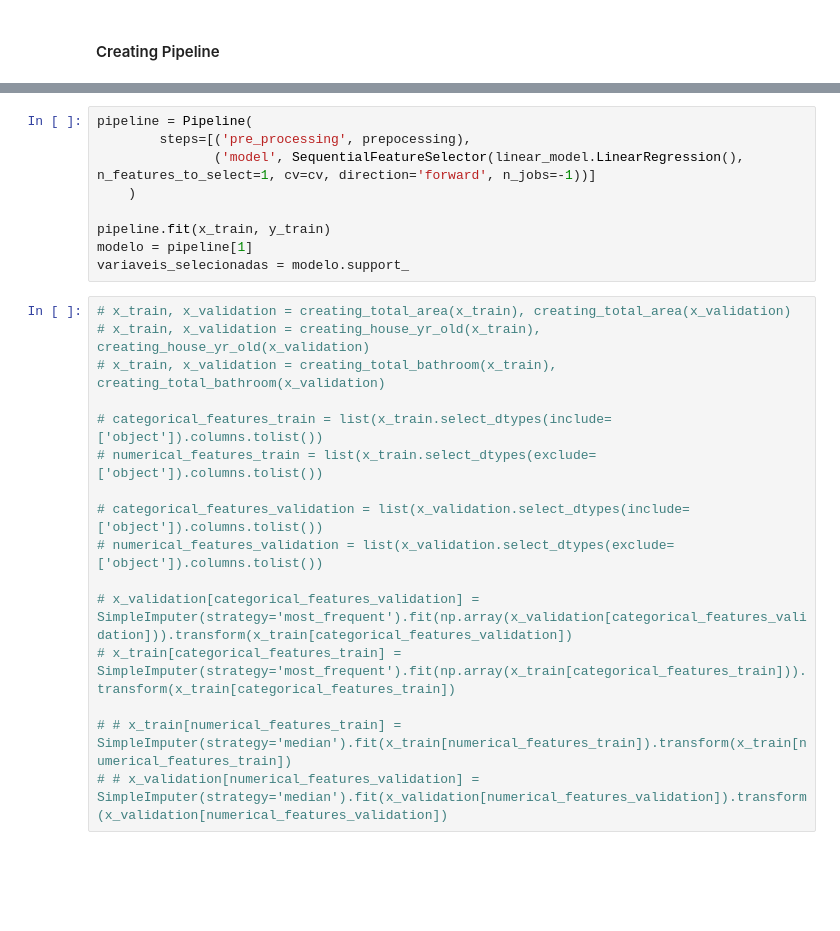
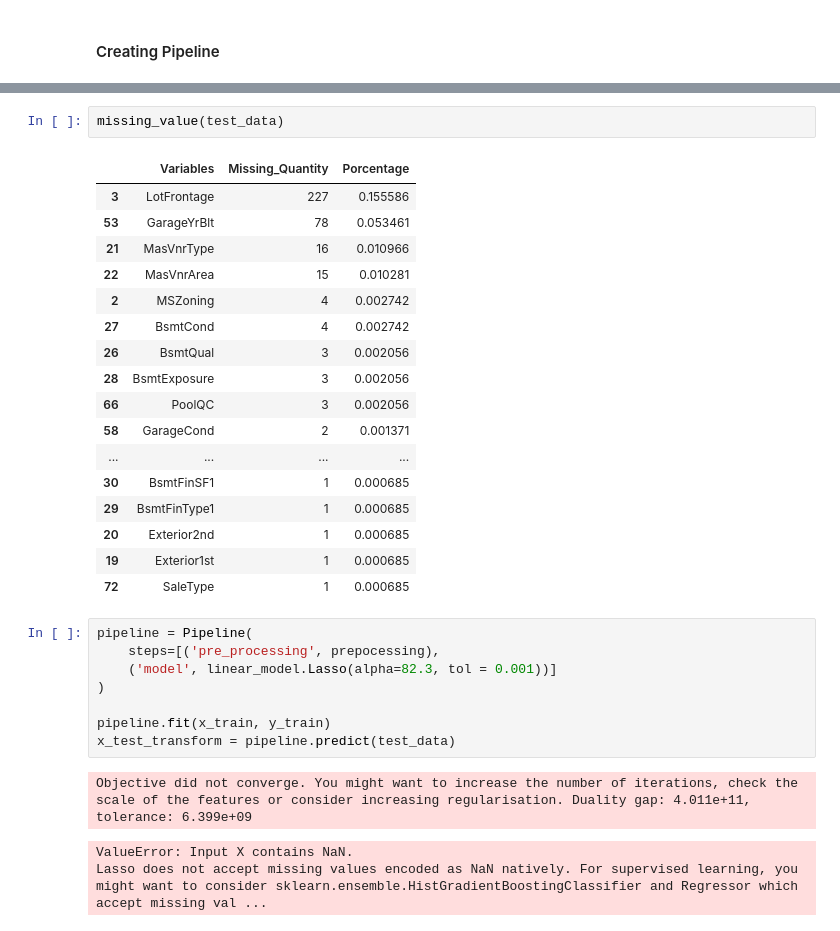
Before and after one commit to iasuu/stat_learning, a Jupyter notebook: SCRIPT/modelagem.ipynb, the cells around one changed output, grey strips where cells are left out. Saved outputs shown, nothing was run; the diff lists cells and outputs as text; blank space fills up the shorter version.

Commit message:
esta dando erro na hora de prever o test_data

```diff
--- a/SCRIPT/modelagem.ipynb
+++ b/SCRIPT/modelagem.ipynb
@@ -410,25 +465,32 @@ pd.DataFrame(erros).rename(columns={0: 'Modelo', 1: 'Erro'})
+# %%
+missing_value(test_data)
+# %% [output]
+|  | Variables | Missing_Quantity | Porcentage |
+| 3 | LotFrontage | 227 | 0.155586 |
+| 53 | GarageYrBlt | 78 | 0.053461 |
+| 21 | MasVnrType | 16 | 0.010966 |
+| 22 | MasVnrArea | 15 | 0.010281 |
+| 2 | MSZoning | 4 | 0.002742 |
+| 27 | BsmtCond | 4 | 0.002742 |
+| 26 | BsmtQual | 3 | 0.002056 |
+| 28 | BsmtExposure | 3 | 0.002056 |
+| 66 | PoolQC | 3 | 0.002056 |
+| 58 | GarageCond | 2 | 0.001371 |
+| ... | ... | ... | ... |
+| 30 | BsmtFinSF1 | 1 | 0.000685 |
+| 29 | BsmtFinType1 | 1 | 0.000685 |
+| 20 | Exterior2nd | 1 | 0.000685 |
+| 19 | Exterior1st | 1 | 0.000685 |
+| 72 | SaleType | 1 | 0.000685 |
 # %%
 pipeline = Pipeline(
-        steps=[('pre_processing', prepocessing),
-               ('model', SequentialFeatureSelector(linear_model.LinearRegression(), n_features_to_select=1, cv=cv, direction='forward', n_jobs=-1))]
-    )
+    steps=[('pre_processing', prepocessing),
+    ('model', linear_model.Lasso(alpha=82.3, tol = 0.001))]
+)
 
 pipeline.fit(x_train, y_train)
-modelo = pipeline[1]
-variaveis_selecionadas = modelo.support_
+x_test_transform = pipeline.predict(test_data)
+# %% [output]
+Objective did not converge. You might want to increase the number of iterations, check the scale of the features or consider increasing regularisation. Duality gap: 4.011e+11, tolerance: 6.399e+09
+ValueError: Input X contains NaN.
+Lasso does not accept missing values encoded as NaN natively. For supervised learning, you might want to consider sklearn.ensemble.HistGradientBoostingClassifier and Regressor which accept missing val ...
-# %%
-# x_train, x_validation = creating_total_area(x_train), creating_total_area(x_validation)
-# x_train, x_validation = creating_house_yr_old(x_train), creating_house_yr_old(x_validation)
-# x_train, x_validation = creating_total_bathroom(x_train), creating_total_bathroom(x_validation)
-
-# categorical_features_train = list(x_train.select_dtypes(include=['object']).columns.tolist())
-# numerical_features_train = list(x_train.select_dtypes(exclude=['object']).columns.tolist())
-
-# categorical_features_validation = list(x_validation.select_dtypes(include=['object']).columns.tolist())
-# numerical_features_validation = list(x_validation.select_dtypes(exclude=['object']).columns.tolist())
-
-# x_validation[categorical_features_validation] = SimpleImputer(strategy='most_frequent').fit(np.array(x_validation[categorical_features_validation])).transform(x_train[categorical_features_validation])
-# x_train[categorical_features_train] = SimpleImputer(strategy='most_frequent').fit(np.array(x_train[categorical_features_train])).transform(x_train[categorical_features_train])
-
-# # x_train[numerical_features_train] = SimpleImputer(strategy='median').fit(x_train[numerical_features_train]).transform(x_train[numerical_features_train])
-# # x_validation[numerical_features_validation] = SimpleImputer(strategy='median').fit(x_validation[numerical_features_validation]).transform(x_validation[numerical_features_validation])
```
Also changed, not shown: parts of 12 cells of this notebook, 3 other files.
